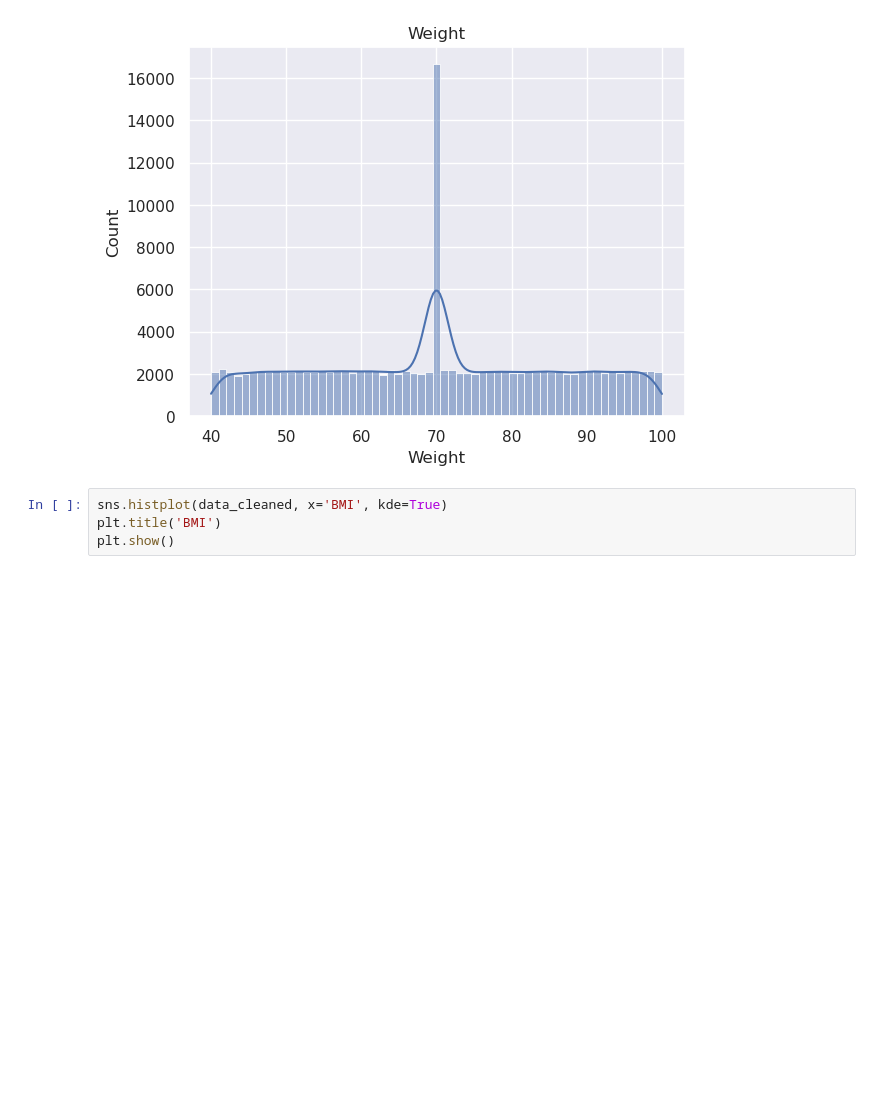
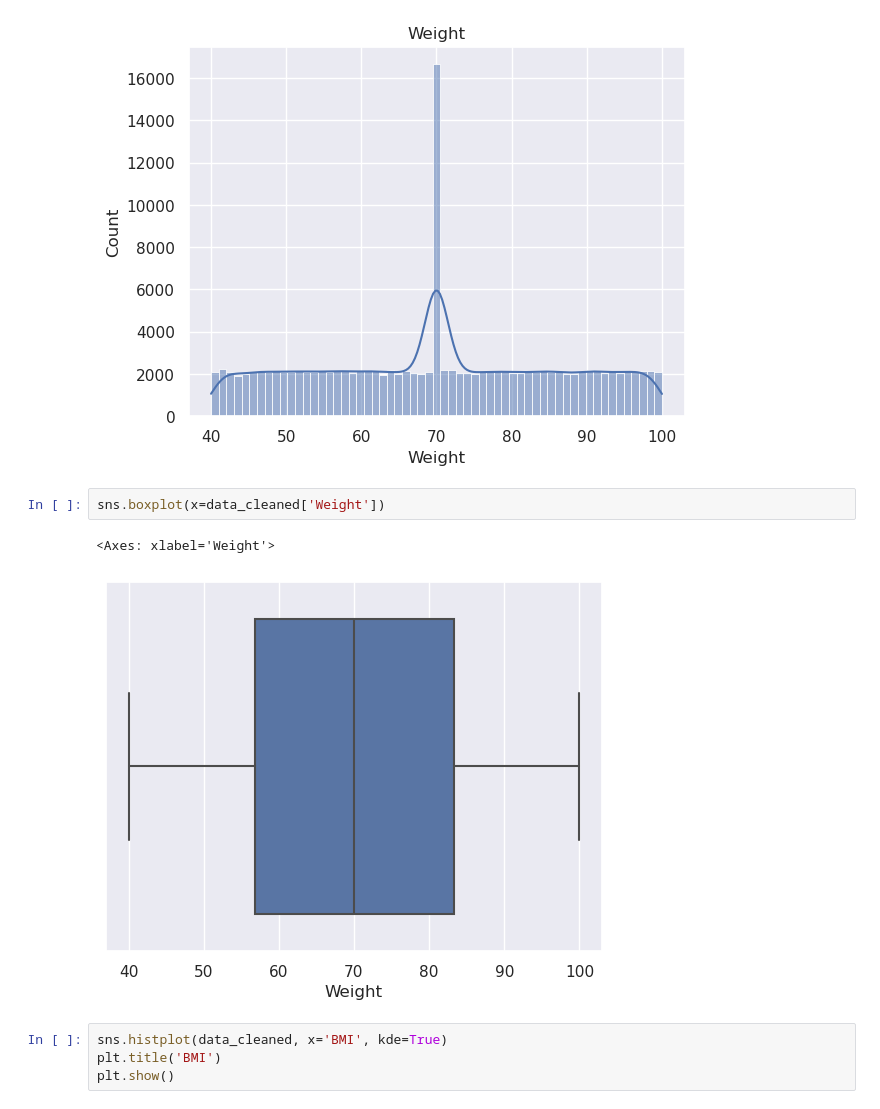
Before and after one commit to LaxmiVatsalyaDaita/Kaggle, a Jupyter notebook: med-students-data-analysis.ipynb, the cells around one changed output. Saved outputs shown, nothing was run; the diff lists cells and outputs as text; blank space fills up the shorter version.

```diff
--- a/med-students-data-analysis.ipynb
+++ b/med-students-data-analysis.ipynb
@@ -264,6 +269,11 @@ plt.title('Weight')
 plt.show()
 # %% [output]
 [figure]
+# %%
+sns.boxplot(x=data_cleaned['Weight'])
+# %% [output]
+<Axes: xlabel='Weight'>
+[figure, added]
 # %%
 sns.histplot(data_cleaned, x='BMI', kde=True)
 plt.title('BMI')
```
Also changed, not shown: parts of 42 cells of this notebook.
